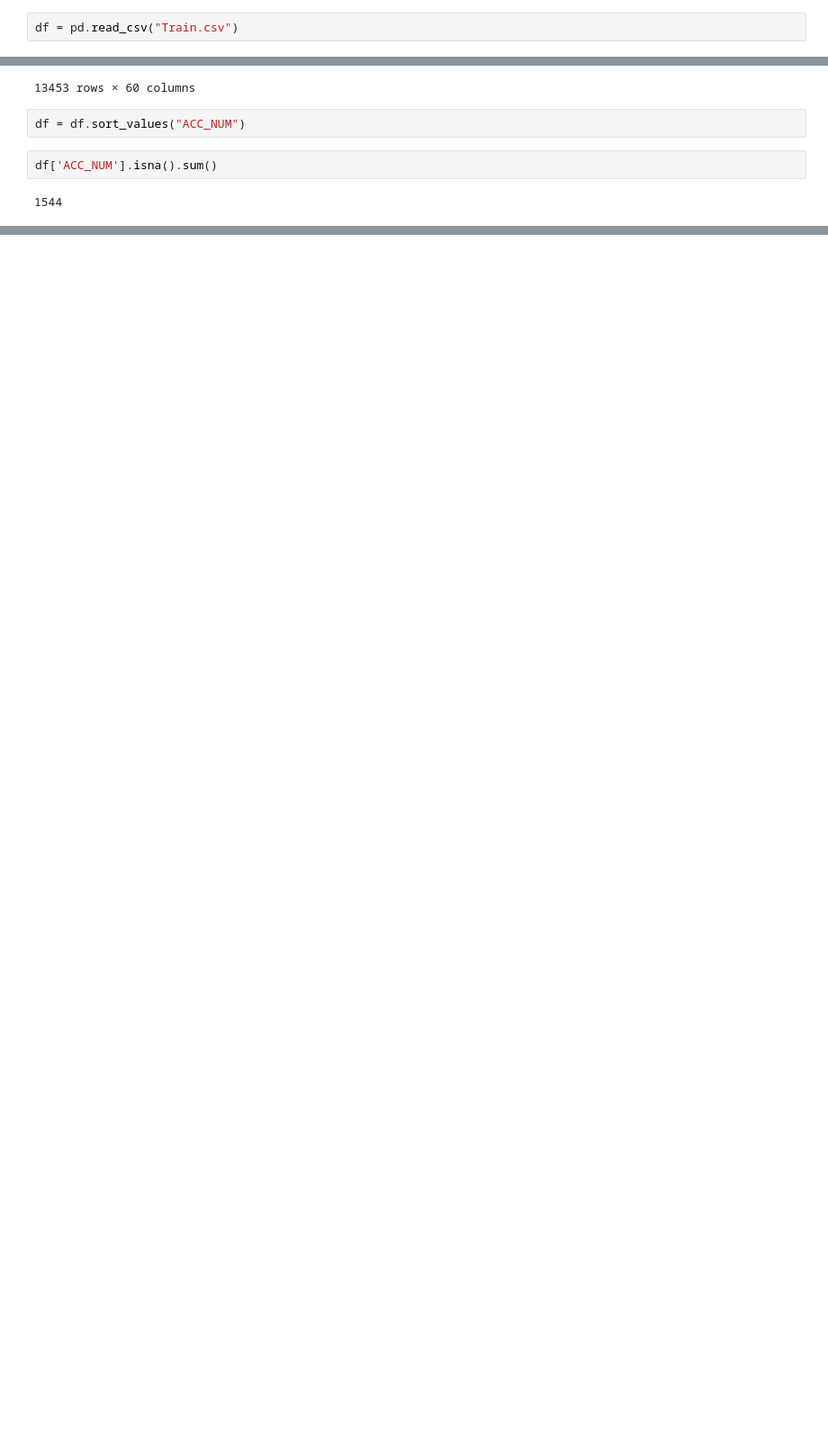
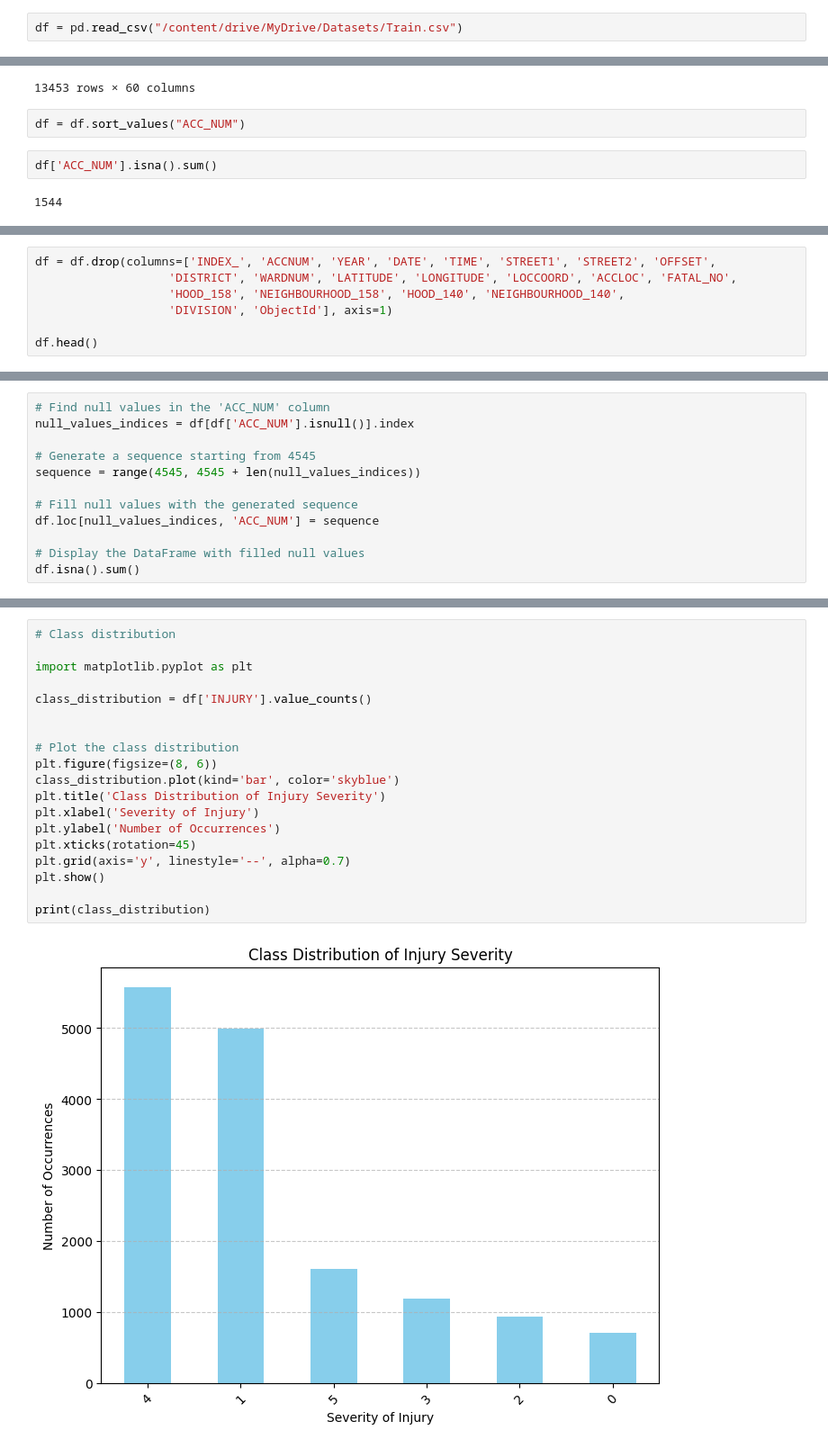
Before and after one commit to Raaj-4320/Kaggle-competition-, a Jupyter notebook: ASSIGNMENT_2_2.ipynb, the cells around one changed output, grey strips where cells are left out. Shown at 90% size. Saved outputs shown, nothing was run; the diff lists cells and outputs as text; blank space fills up the shorter version.

```diff
--- a/ASSIGNMENT_2_2.ipynb
+++ b/ASSIGNMENT_2_2.ipynb
@@ -5,5 +8,5 @@ import pandas as pd
 # %%
-df = pd.read_csv("Train.csv")
+df = pd.read_csv("/content/drive/MyDrive/Datasets/Train.csv")
 # %%
 df.head(10)
 # %% [output]
@@ -606,0 +705,7 @@ Name: LOCCOORD, Length: 15000, dtype: object
+# %%
+df = df.drop(columns=['INDEX_', 'ACCNUM', 'YEAR', 'DATE', 'TIME', 'STREET1', 'STREET2', 'OFFSET',
+                   'DISTRICT', 'WARDNUM', 'LATITUDE', 'LONGITUDE', 'LOCCOORD', 'ACCLOC', 'FATAL_NO',
+                   'HOOD_158', 'NEIGHBOURHOOD_158', 'HOOD_140', 'NEIGHBOURHOOD_140',
+                   'DIVISION', 'ObjectId'], axis=1)
+
+df.head()
@@ -606,0 +768,12 @@ Name: LOCCOORD, Length: 15000, dtype: object
+# %%
+# Find null values in the 'ACC_NUM' column
+null_values_indices = df[df['ACC_NUM'].isnull()].index
+
+# Generate a sequence starting from 4545
+sequence = range(4545, 4545 + len(null_values_indices))
+
+# Fill null values with the generated sequence
+df.loc[null_values_indices, 'ACC_NUM'] = sequence
+
+# Display the DataFrame with filled null values
+df.isna().sum()
@@ -606,0 +798,21 @@ Name: LOCCOORD, Length: 15000, dtype: object
+# %%
+# Class distribution
+
+import matplotlib.pyplot as plt
+
+class_distribution = df['INJURY'].value_counts()
+
+
+# Plot the class distribution
+plt.figure(figsize=(8, 6))
+class_distribution.plot(kind='bar', color='skyblue')
+plt.title('Class Distribution of Injury Severity')
+plt.xlabel('Severity of Injury')
+plt.ylabel('Number of Occurrences')
+plt.xticks(rotation=45)
+plt.grid(axis='y', linestyle='--', alpha=0.7)
+plt.show()
+
+print(class_distribution)
+# %% [output]
+[figure, added]
```
Also changed, not shown: parts of 34 cells of this notebook.
